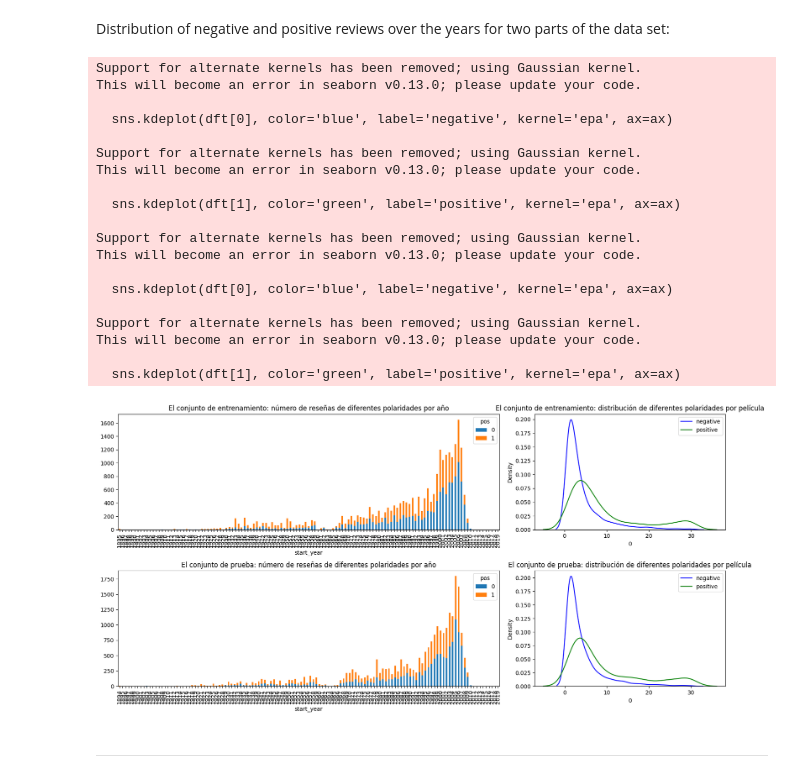
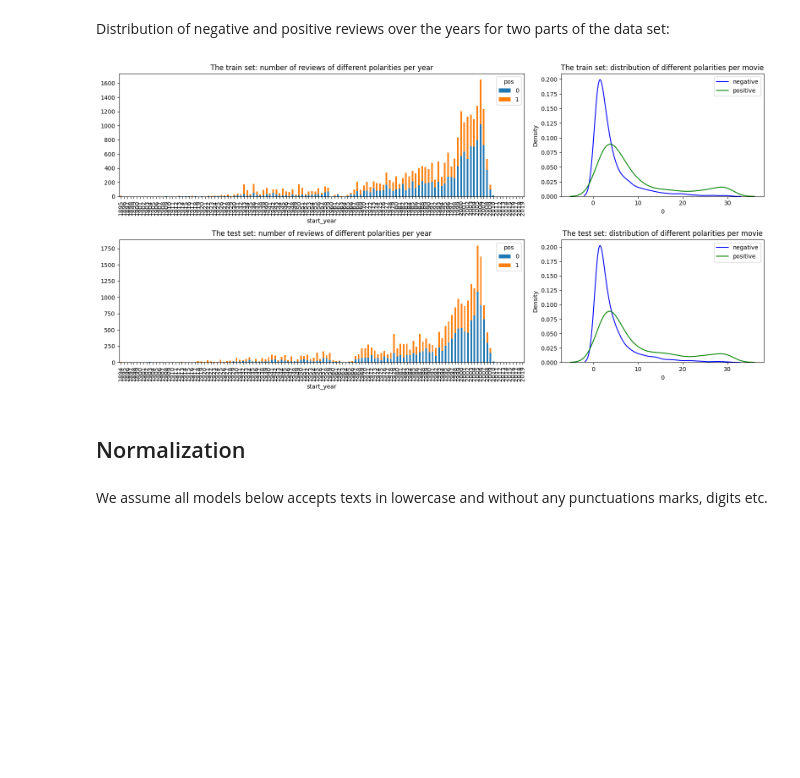
Before and after one commit to Vincent-Ambrose/Movies, a Jupyter notebook: movies.ipynb, the cells around one changed output. Drawn from its saved outputs; the diff is of its cells as text; code cells hidden in the pictures; blank space fills up the shorter version.

```diff
--- a/movies.ipynb
+++ b/movies.ipynb
@@ -150,59 +173,38 @@ Distribution of negative and positive reviews over the years for two parts of th
 # %%
 fig, axs = plt.subplots(2, 2, figsize=(16, 8), gridspec_kw=dict(width_ratios=(2, 1), height_ratios=(1, 1)))
 
 ax = axs[0][0]
 
 dft = df.query('ds_part == "train"').groupby(['start_year', 'pos'])['pos'].count().unstack()
 dft.index = dft.index.astype('int')
 dft = dft.reindex(index=np.arange(dft.index.min(), max(dft.index.max(), 2020))).fillna(0)
 dft.plot(kind='bar', stacked=True, ax=ax)
-ax.set_title('El conjunto de entrenamiento: número de reseñas de diferentes polaridades por año')
+ax.set_title('The train set: number of reviews of different polarities per year')
 
 ax = axs[0][1]
 
 dft = df.query('ds_part == "train"').groupby(['tconst', 'pos'])['pos'].count().unstack()
-sns.kdeplot(dft[0], color='blue', label='negative', kernel='epa', ax=ax)
-sns.kdeplot(dft[1], color='green', label='positive', kernel='epa', ax=ax)
+sns.kdeplot(dft[0], color='blue', label='negative', ax=ax)
+sns.kdeplot(dft[1], color='green', label='positive', ax=ax)
 ax.legend()
-ax.set_title('El conjunto de entrenamiento: distribución de diferentes polaridades por película')
+ax.set_title('The train set: distribution of different polarities per movie')
 
 ax = axs[1][0]
 
 dft = df.query('ds_part == "test"').groupby(['start_year', 'pos'])['pos'].count().unstack()
 dft.index = dft.index.astype('int')
 dft = dft.reindex(index=np.arange(dft.index.min(), max(dft.index.max(), 2020))).fillna(0)
 dft.plot(kind='bar', stacked=True, ax=ax)
-ax.set_title('El conjunto de prueba: número de reseñas de diferentes polaridades por año')
+ax.set_title('The test set: number of reviews of different polarities per year')
 
 ax = axs[1][1]
 
 dft = df.query('ds_part == "test"').groupby(['tconst', 'pos'])['pos'].count().unstack()
-sns.kdeplot(dft[0], color='blue', label='negative', kernel='epa', ax=ax)
-sns.kdeplot(dft[1], color='green', label='positive', kernel='epa', ax=ax)
+sns.kdeplot(dft[0], color='blue', label='negative', ax=ax)
+sns.kdeplot(dft[1], color='green', label='positive', ax=ax)
 ax.legend()
-ax.set_title('El conjunto de prueba: distribución de diferentes polaridades por película')
+ax.set_title('The test set: distribution of different polarities per movie')
 
 fig.tight_layout()
 # %% [output]
-Support for alternate kernels has been removed; using Gaussian kernel.
-This will become an error in seaborn v0.13.0; please update your code.
-
-  sns.kdeplot(dft[0], color='blue', label='negative', kernel='epa', ax=ax)
-
-Support for alternate kernels has been removed; using Gaussian kernel.
-This will become an error in seaborn v0.13.0; please update your code.
-
-  sns.kdeplot(dft[1], color='green', label='positive', kernel='epa', ax=ax)
-
-Support for alternate kernels has been removed; using Gaussian kernel.
-This will become an error in seaborn v0.13.0; please update your code.
-
-  sns.kdeplot(dft[0], color='blue', label='negative', kernel='epa', ax=ax)
-
-Support for alternate kernels has been removed; using Gaussian kernel.
-This will become an error in seaborn v0.13.0; please update your code.
-
-  sns.kdeplot(dft[1], color='green', label='positive', kernel='epa', ax=ax)
-[figure, old version]
+[figure, new version]
-# %% [markdown]
-_________
@@ -299,0 +211,4 @@ def evaluate_model(model, train_features, train_target, test_features, test_targ
+# %% [markdown]
+## Normalization
+# %% [markdown]
+We assume all models below accepts texts in lowercase and without any punctuations marks, digits etc.
```
Also changed, not shown: parts of 7 cells of this notebook.
